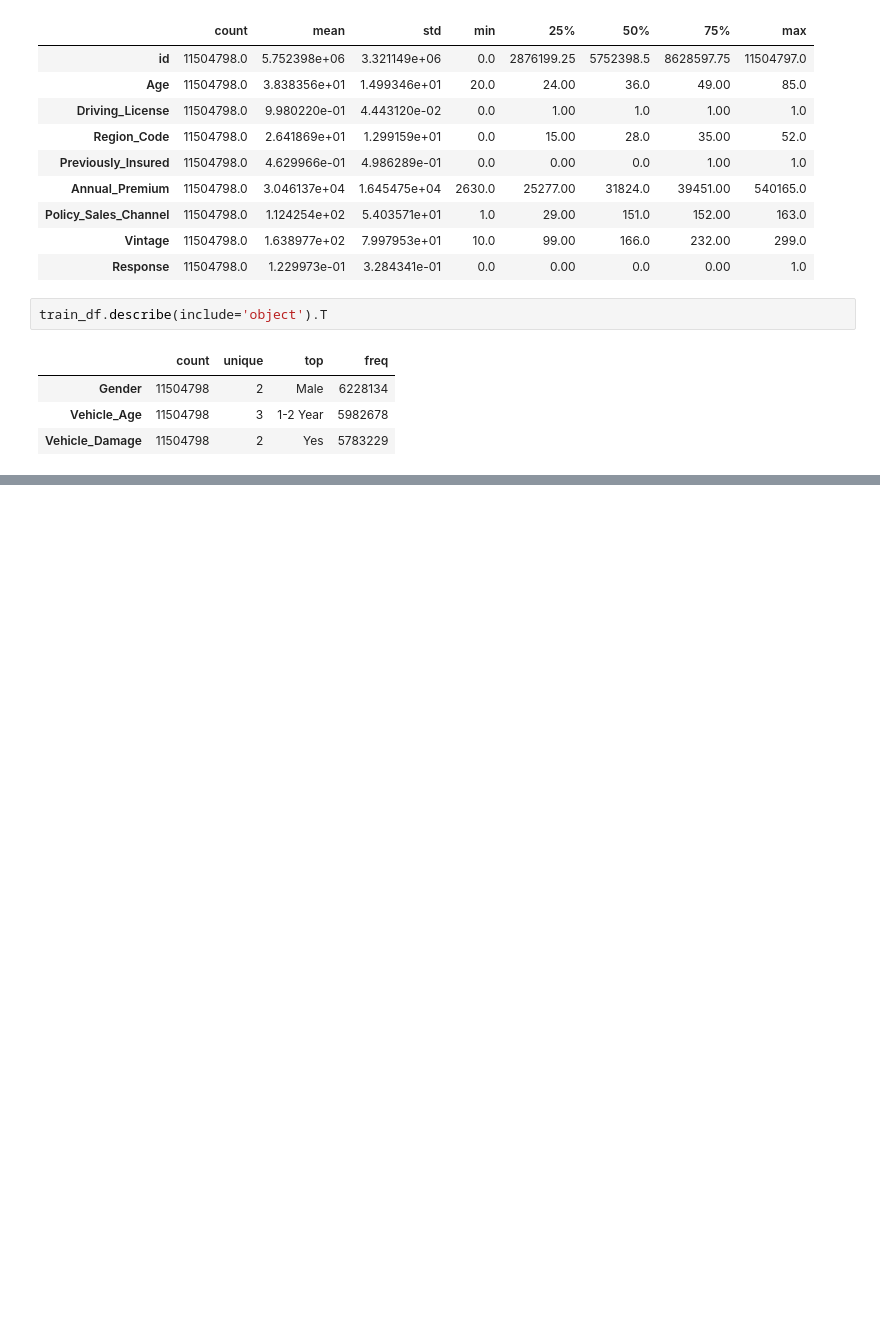
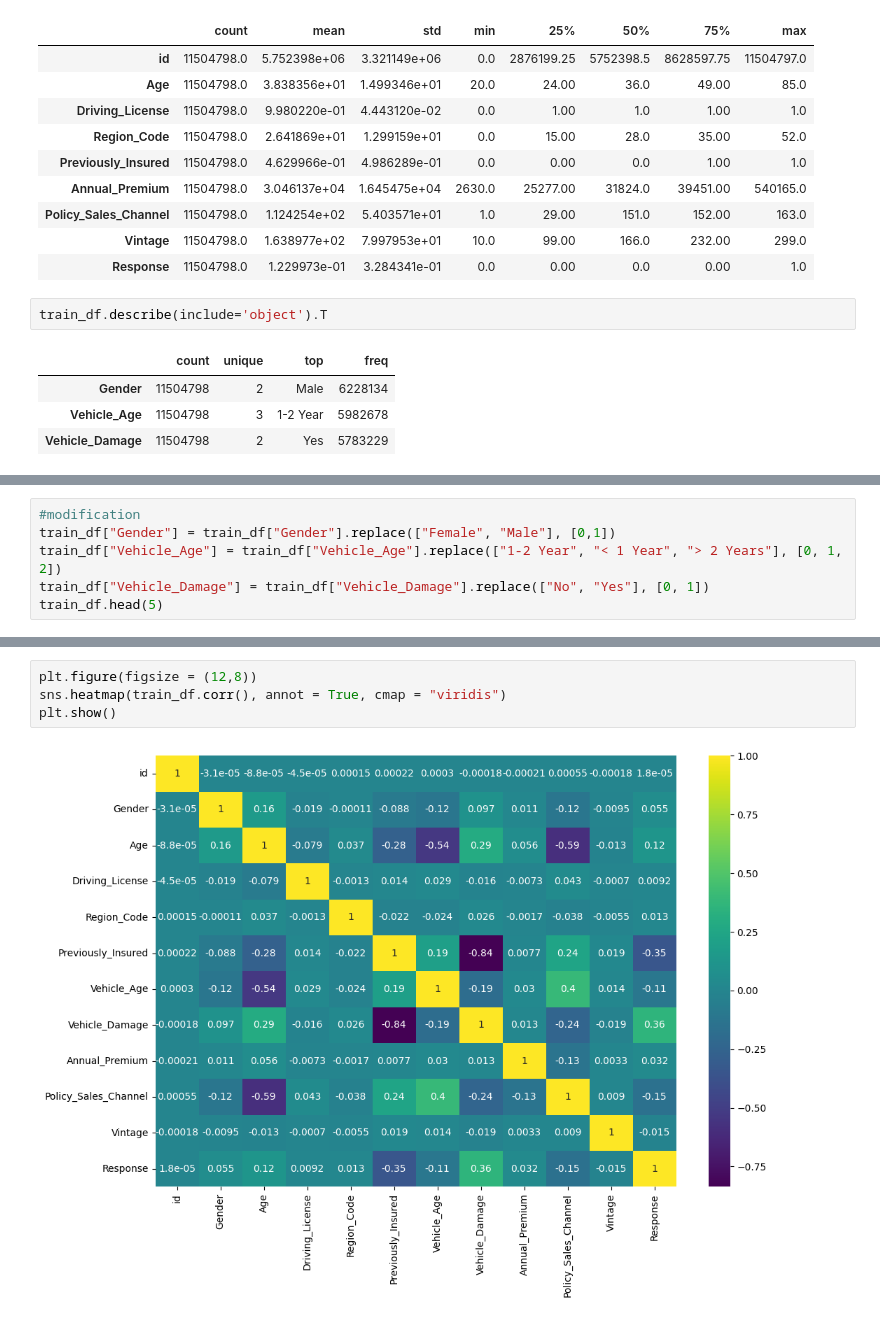
Before and after one commit to Saleep24/Insurance-cross-selling, a Jupyter notebook: insurance-cross-selling-v1.ipynb, the cells around one changed output, grey strips where cells are left out. Cells and saved outputs as stored; diff of their text form; blank space fills up the shorter version.

```diff
--- a/insurance-cross-selling-v1.ipynb
+++ b/insurance-cross-selling-v1.ipynb
@@ -97,0 +124,6 @@ train_df.describe(include='object').T
+# %%
+#modification
+train_df["Gender"] = train_df["Gender"].replace(["Female", "Male"], [0,1])
+train_df["Vehicle_Age"] = train_df["Vehicle_Age"].replace(["1-2 Year", "< 1 Year", "> 2 Years"], [0, 1, 2])
+train_df["Vehicle_Damage"] = train_df["Vehicle_Damage"].replace(["No", "Yes"], [0, 1])
+train_df.head(5)
@@ -97,0 +137,6 @@ train_df.describe(include='object').T
+# %%
+plt.figure(figsize = (12,8))
+sns.heatmap(train_df.corr(), annot = True, cmap = "viridis")
+plt.show()
+# %% [output]
+[figure, added]
```
Also changed, not shown: parts of 20 cells of this notebook.
